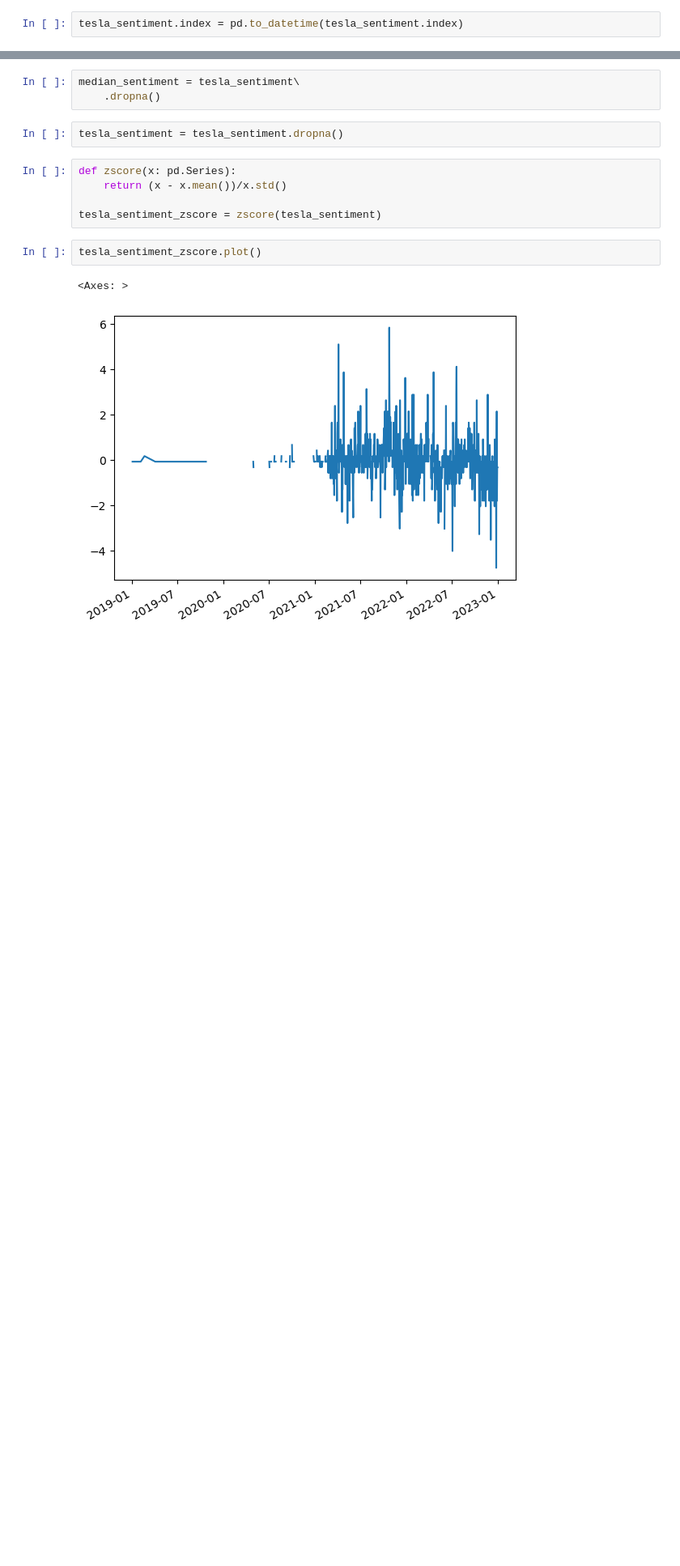
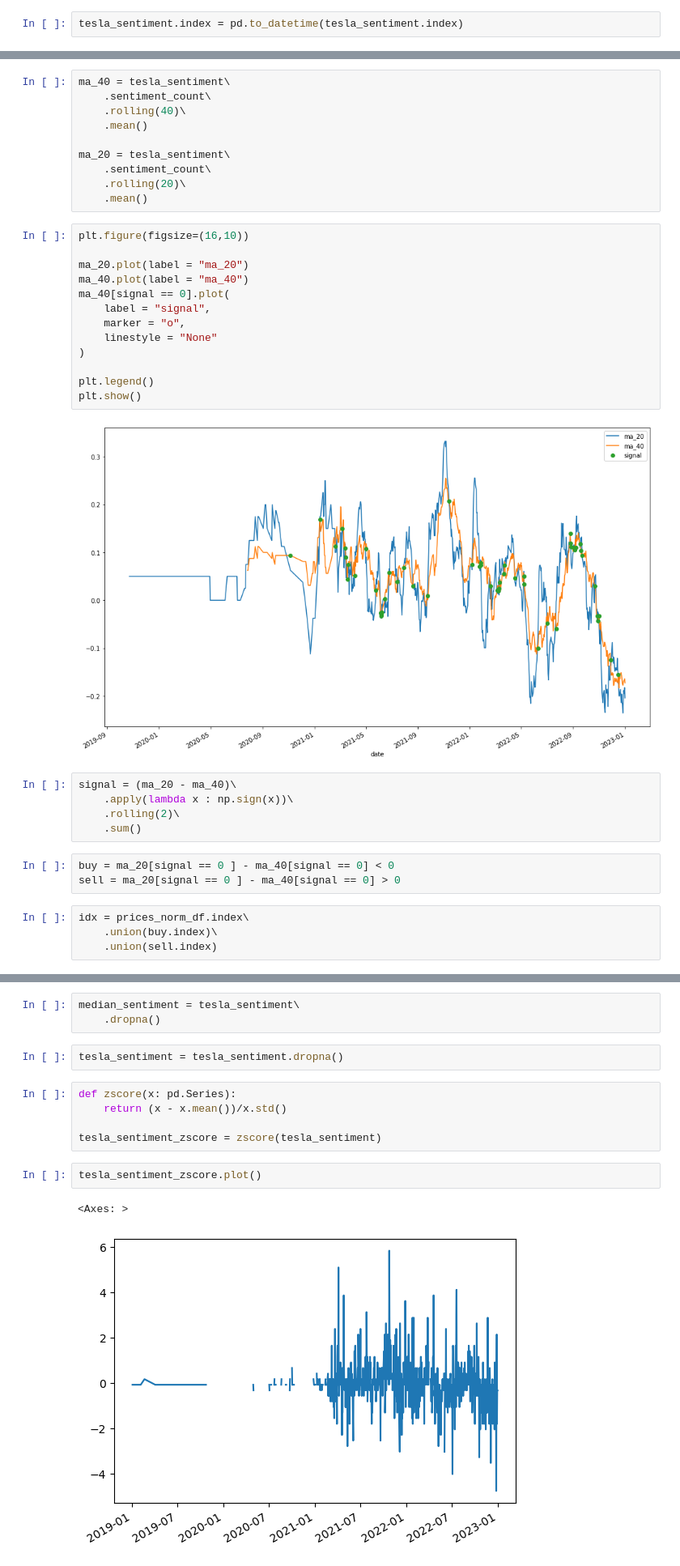
Before and after one commit to sabrinasartori/itau-quant-challenge, a Jupyter notebook: notebooks/finbert/03-tesla_analysis.ipynb, the cells around one changed output, grey strips where cells are left out. Shown at 81% size. Saved outputs shown, nothing was run; the diff lists cells and outputs as text; blank space fills up the shorter version.

```diff
--- a/notebooks/finbert/03-tesla_analysis.ipynb
+++ b/notebooks/finbert/03-tesla_analysis.ipynb
@@ -119,0 +186,37 @@ tesla_sentiment.plot()
+# %%
+ma_40 = tesla_sentiment\
+    .sentiment_count\
+    .rolling(40)\
+    .mean()
+
+ma_20 = tesla_sentiment\
+    .sentiment_count\
+    .rolling(20)\
+    .mean()
+# %%
+plt.figure(figsize=(16,10))
+
+ma_20.plot(label = "ma_20")
+ma_40.plot(label = "ma_40")
+ma_40[signal == 0].plot(
+    label = "signal",
+    marker = "o",
+    linestyle = "None"
+)
+
+plt.legend()
+plt.show()
+# %% [output]
+[figure, added]
+# %%
+signal = (ma_20 - ma_40)\
+    .apply(lambda x : np.sign(x))\
+    .rolling(2)\
+    .sum()
+# %%
+buy = ma_20[signal == 0 ] - ma_40[signal == 0] < 0
+sell = ma_20[signal == 0 ] - ma_40[signal == 0] > 0
+# %%
+idx = prices_norm_df.index\
+    .union(buy.index)\
+    .union(sell.index)
```
Also changed, not shown: parts of 38 cells of this notebook, 1 other file.
